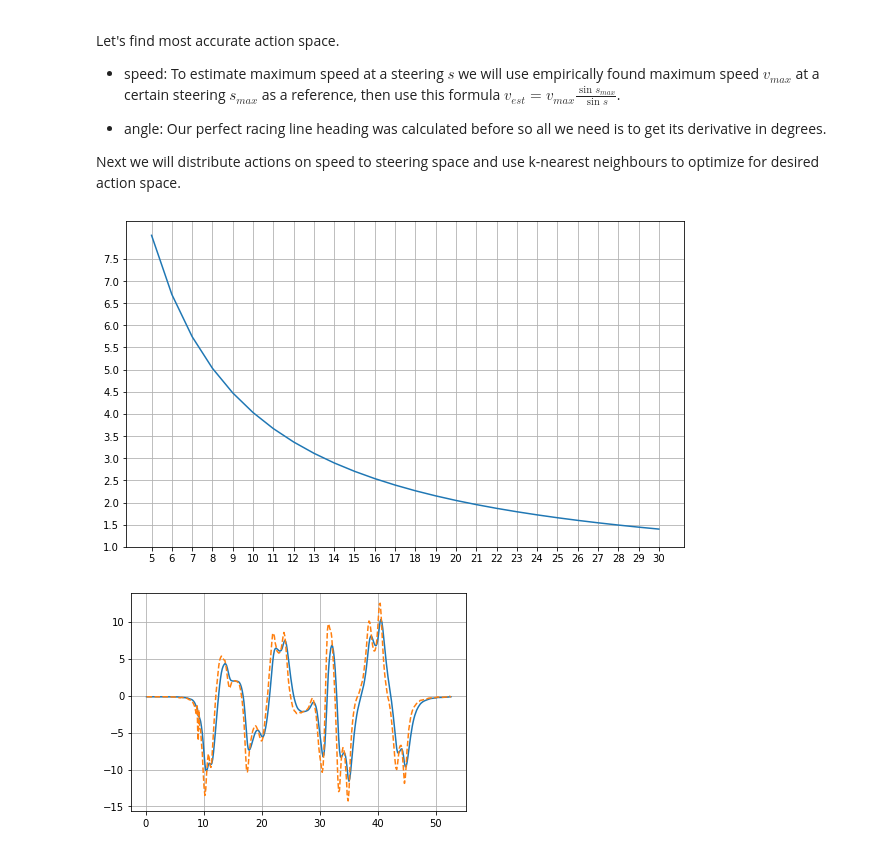
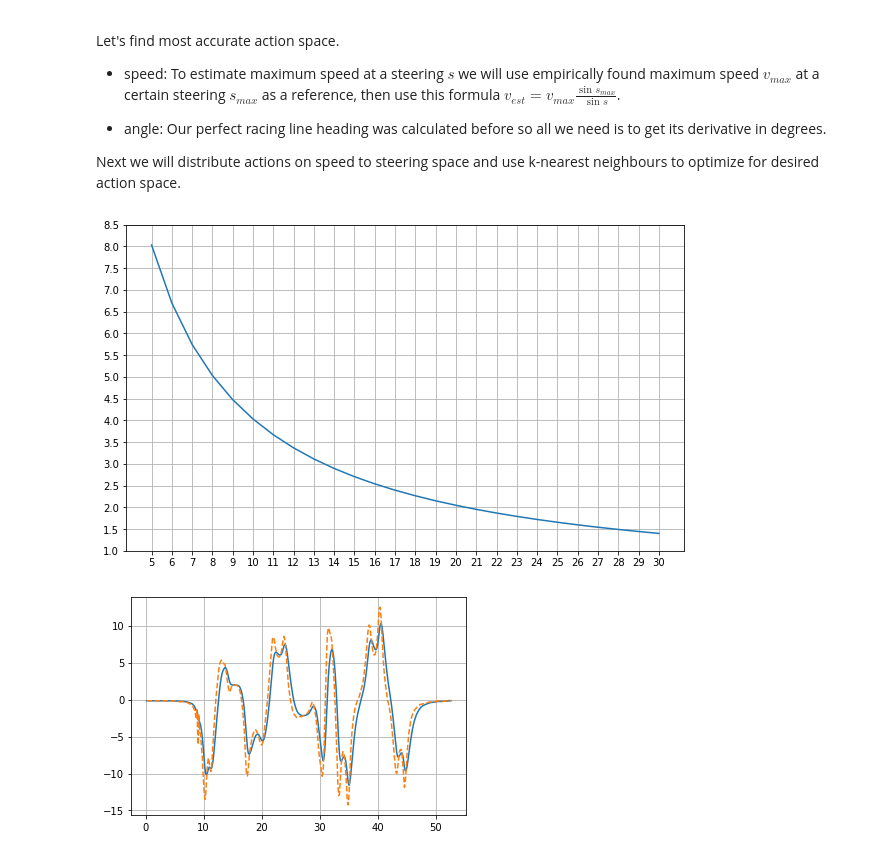
Before and after one commit to Maciej-GBS/dr-gummy, a Jupyter notebook: Track_analysis.ipynb, the cells around one changed output. Drawn from its saved outputs; the diff is of its cells as text; code cells hidden in the pictures.

```diff
--- a/Track_analysis.ipynb
+++ b/Track_analysis.ipynb
@@ -271,13 +271,14 @@ estimate = lambda s: V_MAX * np.sin(S_MAX) / np.sin(np.radians(s))
 # %%
 s = np.linspace(5.0, 30.0, num=26)
 fig = plt.figure(figsize=(10,6))
 ax = fig.add_subplot()
 ax.plot(s, estimate(s))
 ax.set_xticks(np.arange(5,31))
-ax.set_yticks(np.arange(1,8,0.5))
+ax.set_yticks(np.arange(1,9,0.5))
 ax.grid()
+plt.savefig('max_steering.png')
 # %% [output]
-[figure, old version]
+[figure, new version]
 # %%
 steering = np.array([t[:-1], np.degrees(dh)])
 plt.plot(*steering)
```
Also changed, not shown: 2 other files.
